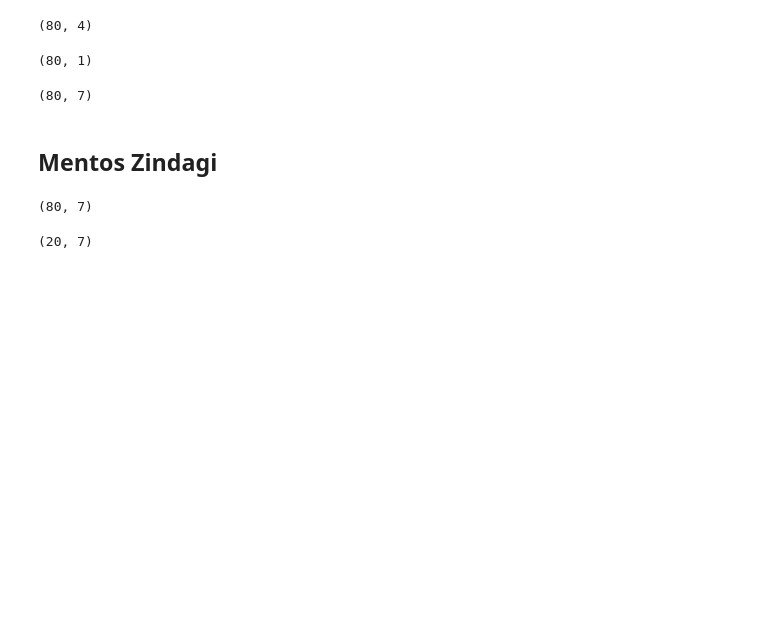
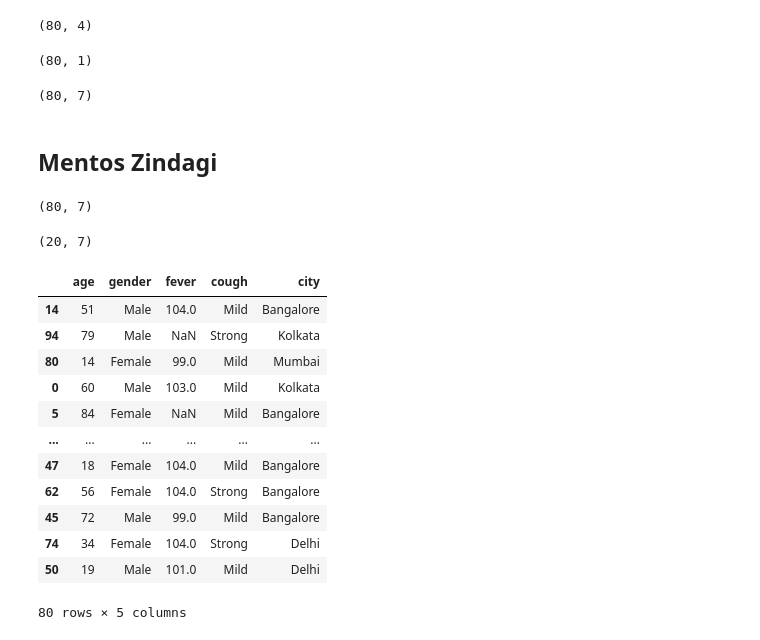
Before and after one commit to rishabh013/Datascience, a Jupyter notebook: 01_data_science_campus_2023/01_pipeline/01_column_transformer.ipynb, the cells around one changed output. Saved outputs shown, nothing was run; the diff lists cells and outputs as text; code cells hidden in the pictures; blank space fills up the shorter version.

```diff
--- a/01_data_science_campus_2023/01_pipeline/01_column_transformer.ipynb
+++ b/01_data_science_campus_2023/01_pipeline/01_column_transformer.ipynb
@@ -115,3 +117,19 @@ transformer.fit_transform(X_train).shape
 transformer.transform(X_test).shape
 # %% [output]
 (20, 7)
+# %%
+X_train
+# %% [output]
+|  | age | gender | fever | cough | city |
+| 14 | 51 | Male | 104.0 | Mild | Bangalore |
+| 94 | 79 | Male | NaN | Strong | Kolkata |
+| 80 | 14 | Female | 99.0 | Mild | Mumbai |
+| 0 | 60 | Male | 103.0 | Mild | Kolkata |
+| 5 | 84 | Female | NaN | Mild | Bangalore |
+| ... | ... | ... | ... | ... | ... |
+| 47 | 18 | Female | 104.0 | Mild | Bangalore |
+| 62 | 56 | Female | 104.0 | Strong | Bangalore |
+| 45 | 72 | Male | 99.0 | Mild | Bangalore |
+| 74 | 34 | Female | 104.0 | Strong | Delhi |
+| 50 | 19 | Male | 101.0 | Mild | Delhi |
+80 rows × 5 columns
```
Also changed, not shown: parts of 2 cells of this notebook, 4 other files.
